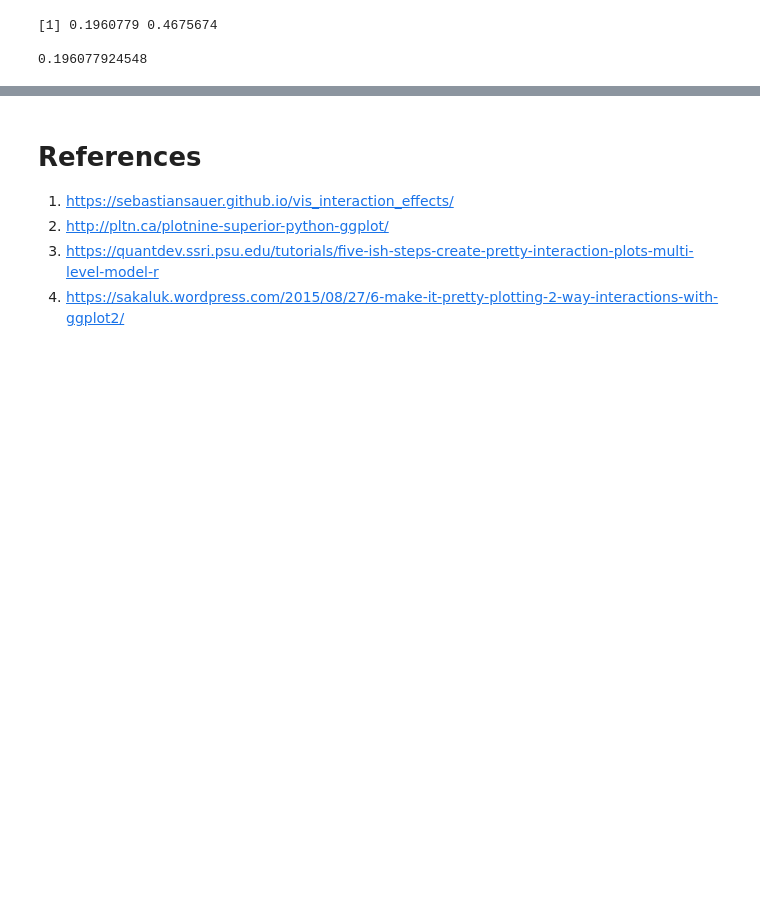
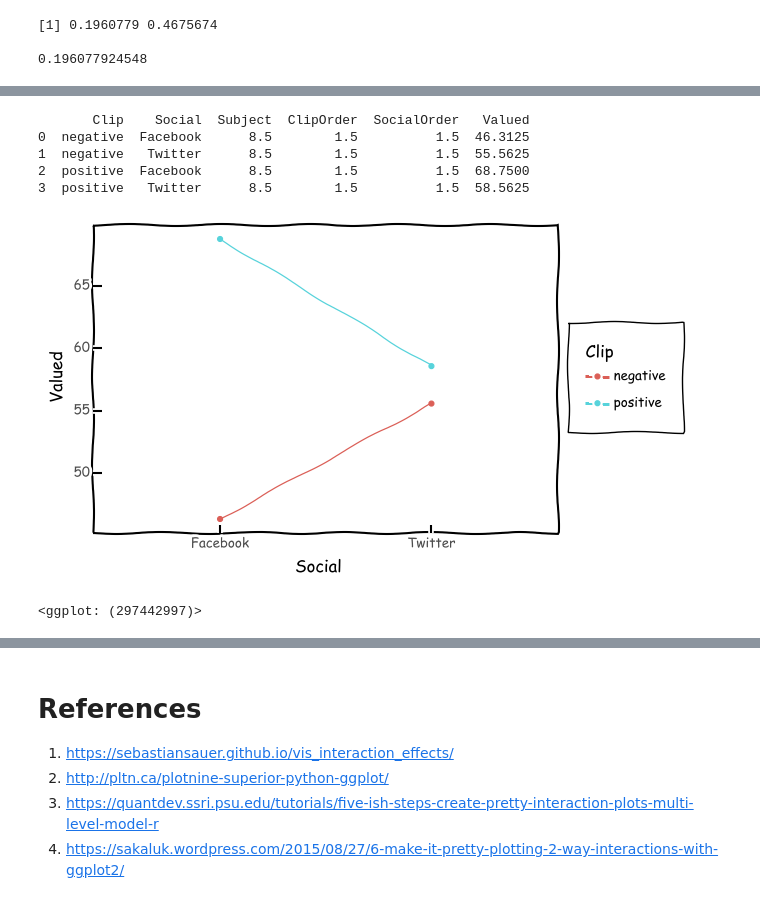
Before and after one commit to roland-hochmuth/designexperiments, a Jupyter notebook: week-7.ipynb, the cells around one changed output, grey strips where cells are left out. Drawn from its saved outputs; the diff is of its cells as text; code cells hidden in the pictures; blank space fills up the shorter version.

```diff
--- a/week-7.ipynb
+++ b/week-7.ipynb
@@ -296,3 +298,6 @@ print min(pvals_corrected)
 [1] 0.1960779 0.4675674
 
 0.196077924548
+# %%
+df = pd.read_csv("socialvalue.csv")
+df.head(10)
@@ -298,0 +316,7 @@ print min(pvals_corrected)
+# %%
+df.Subject = df.Subject.astype('category')
+df.Clip = df.Clip.astype('category')
+df.ClipOrder = df.ClipOrder.astype('category')
+df.Social = df.Social.astype('category')
+df.SocialOrder = df.SocialOrder.astype('category')
+df.Valued = df.Valued.astype(int)
@@ -298,0 +338,18 @@ print min(pvals_corrected)
+# %%
+groups = df.groupby(['Clip', 'Social']).mean().reset_index()
+print(groups)
+
+(
+    ggplot(groups) +
+    aes(x='Social', y='Valued', group = 'Clip', color='Clip') +
+    geom_line() +
+    geom_point()
+)
+# %% [output]
+       Clip    Social  Subject  ClipOrder  SocialOrder   Valued
+0  negative  Facebook      8.5        1.5          1.5  46.3125
+1  negative   Twitter      8.5        1.5          1.5  55.5625
+2  positive  Facebook      8.5        1.5          1.5  68.7500
+3  positive   Twitter      8.5        1.5          1.5  58.5625
+[figure, added]
+<ggplot: (297442997)>
```
Also changed, not shown: parts of 13 cells of this notebook.
